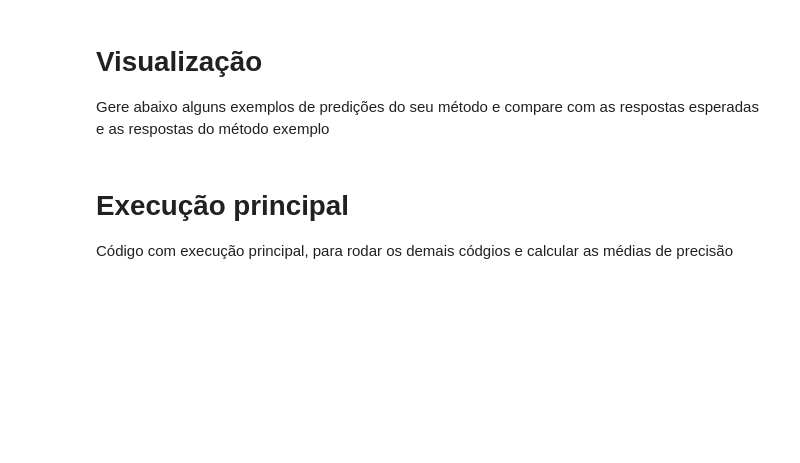
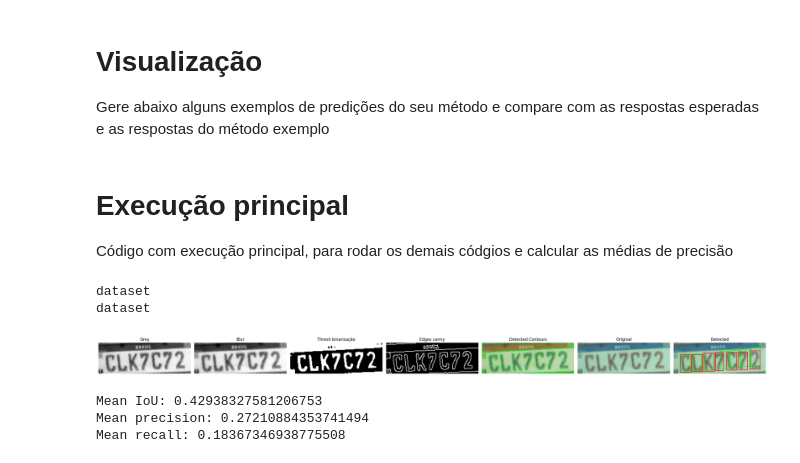
Before and after one commit to andregabrielmelo/license-plate-detection, a Jupyter notebook: Jupyter.ipynb, the cells around one changed output. Cells and saved outputs as stored; diff of their text form; code cells hidden in the pictures; blank space fills up the shorter version.

```diff
--- a/Jupyter.ipynb
+++ b/Jupyter.ipynb
@@ -310,11 +310,7 @@ Código com execução principal, para rodar os demais códgios e calcular as m
 # %%
 def main():
     # Check command-line arguments
-    datasetPath = ""
-    if len(sys.argv) in [2, 3]:
-        datasetPath = sys.argv[1]
-    else:
-        datasetPath = "dataset"
+    datasetPath = "dataset"
 
     # Get image arrays and labels for all image files
     images, labels = load_data(datasetPath)
@@ -383,3 +379,12 @@ def main():
     print(f"Mean IoU: {mean_iou / n_samples}")
     print(f"Mean precision: {mean_precision / n_samples}")
     print(f"Mean recall: {mean_recall / n_samples}")
+# %%
+main()
+# %% [output]
+dataset
+dataset
+[figure, added]
+Mean IoU: 0.42938327581206753
+Mean precision: 0.27210884353741494
+Mean recall: 0.18367346938775508
```
